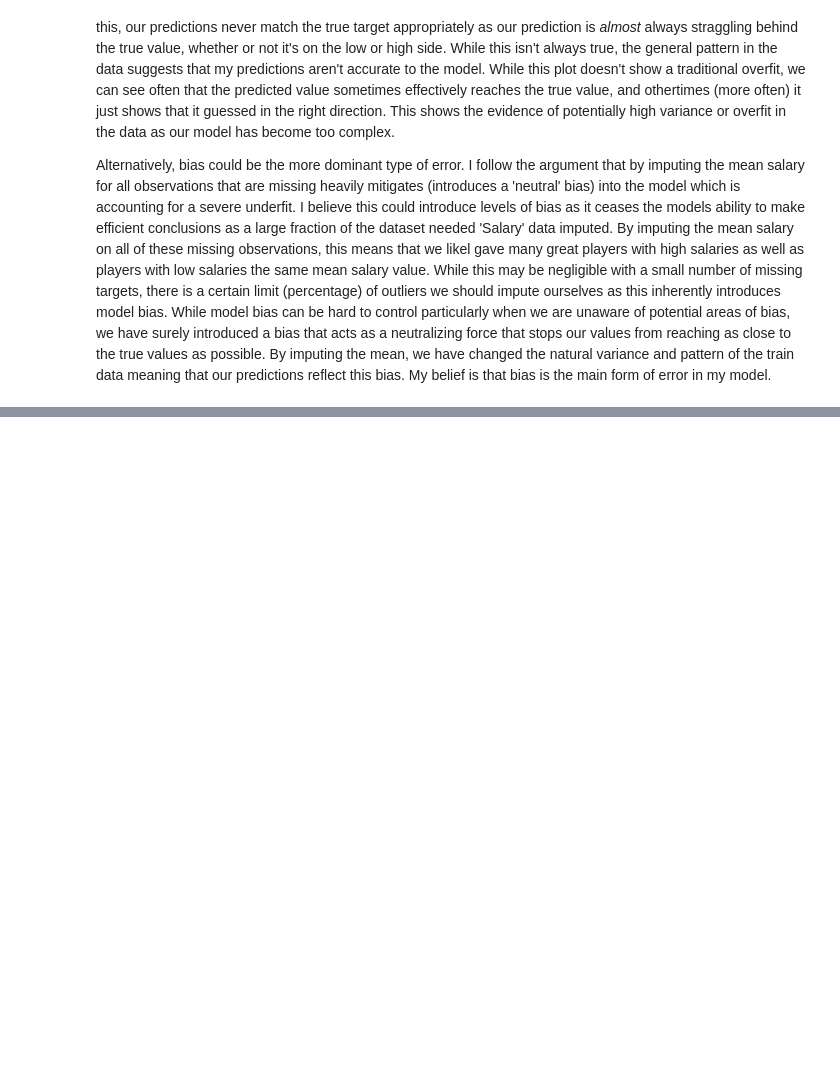
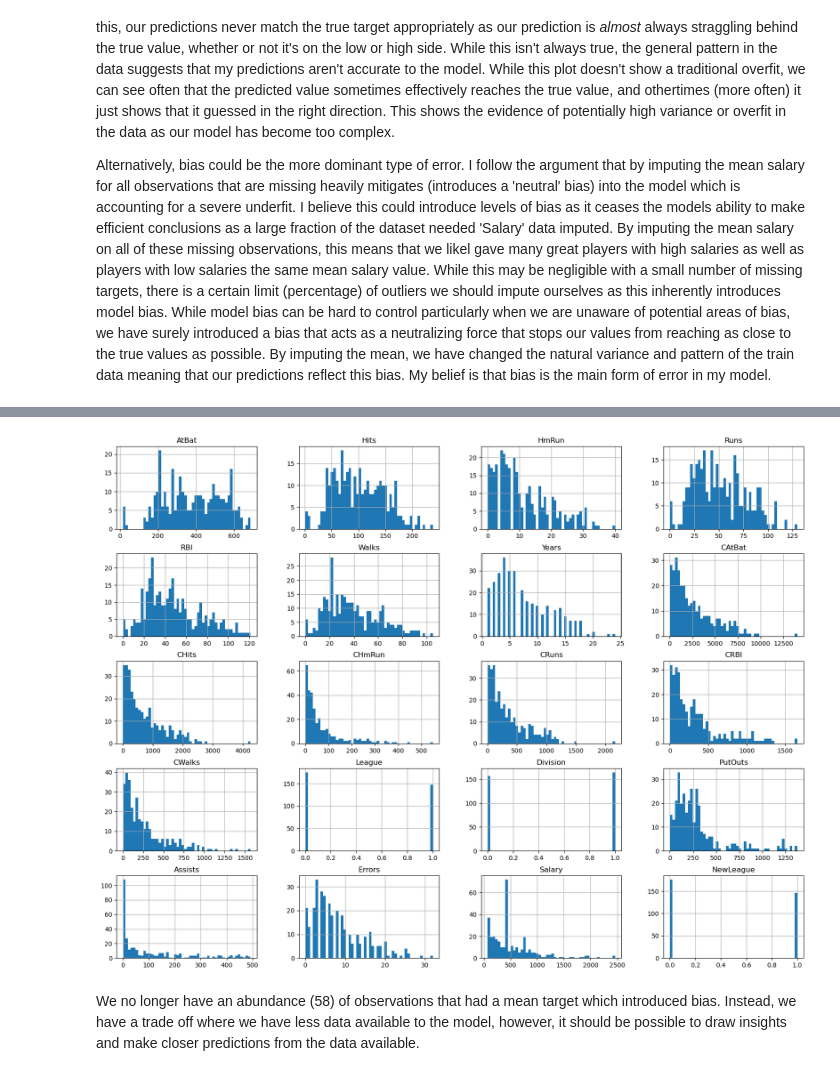
Before and after one commit to matthewpkearney/cs559_hw8, a Jupyter notebook: MatthewKearney_hw8.ipynb, the cells around one changed output, grey strips where cells are left out. Cells and saved outputs as stored; diff of their text form; code cells hidden in the pictures; blank space fills up the shorter version.

```diff
--- a/MatthewKearney_hw8.ipynb
+++ b/MatthewKearney_hw8.ipynb
@@ -321,0 +313,10 @@ Alternatively, bias could be the more dominant type of error. I follow the argum
+# %%
+DF_c = pd.read_csv('Hitters.csv')
+
+
+median_salary = DF_c['Salary'].median()
+DF_c['Salary'].fillna(median_salary, inplace=True) #inputed median instead
+# DF_c = DF_c.dropna()
+m_c, n_c = DF_c.shape
+
+print("data reduction from previous data set dropping rows with missing target: ", 1 - m_c/m)
@@ -321,0 +347,5 @@ Alternatively, bias could be the more dominant type of error. I follow the argum
+# %%
+DF_c['League'] = DF_c['League'].replace({'A': 0, 'N': 1})
+DF_c['Division'] = DF_c['Division'].replace({'E': 0, 'W': 1})
+DF_c['NewLeague'] = DF_c['NewLeague'].replace({'A': 0, 'N': 1})
+DF_c.dtypes
@@ -321,0 +374,7 @@ Alternatively, bias could be the more dominant type of error. I follow the argum
+# %%
+DF_c.hist(bins=50, figsize=(20,15))
+plt.show()
+# %% [output]
+[figure, added]
+# %% [markdown]
+We no longer have an abundance (58) of observations that had a mean target which introduced bias. Instead, we have a trade off where we have less data available to the model, however, it should be possible to draw insights and make closer predictions from the data available.
```
Also changed, not shown: parts of 29 cells of this notebook.
